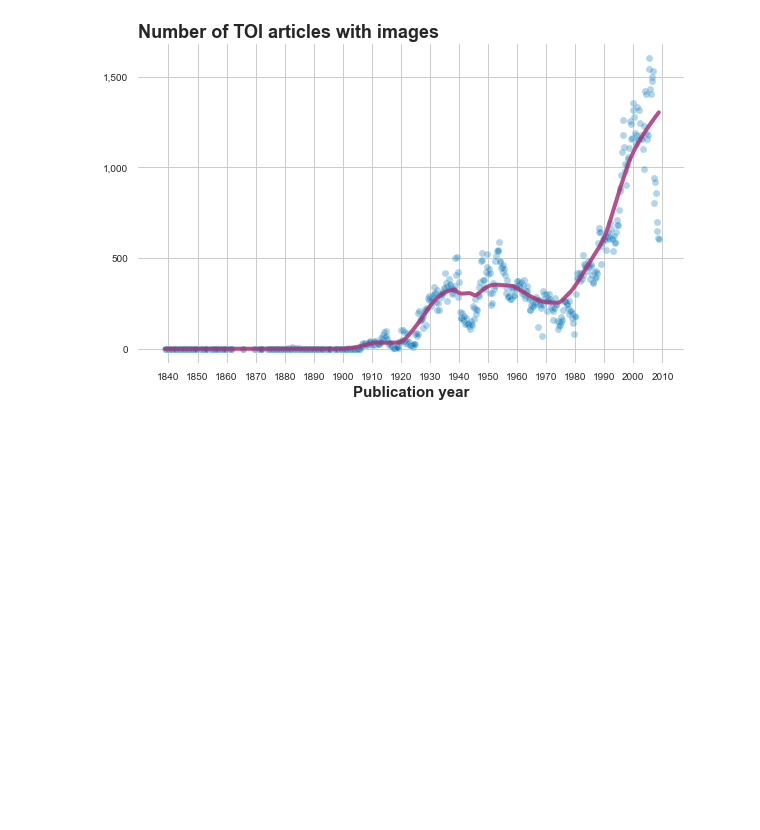
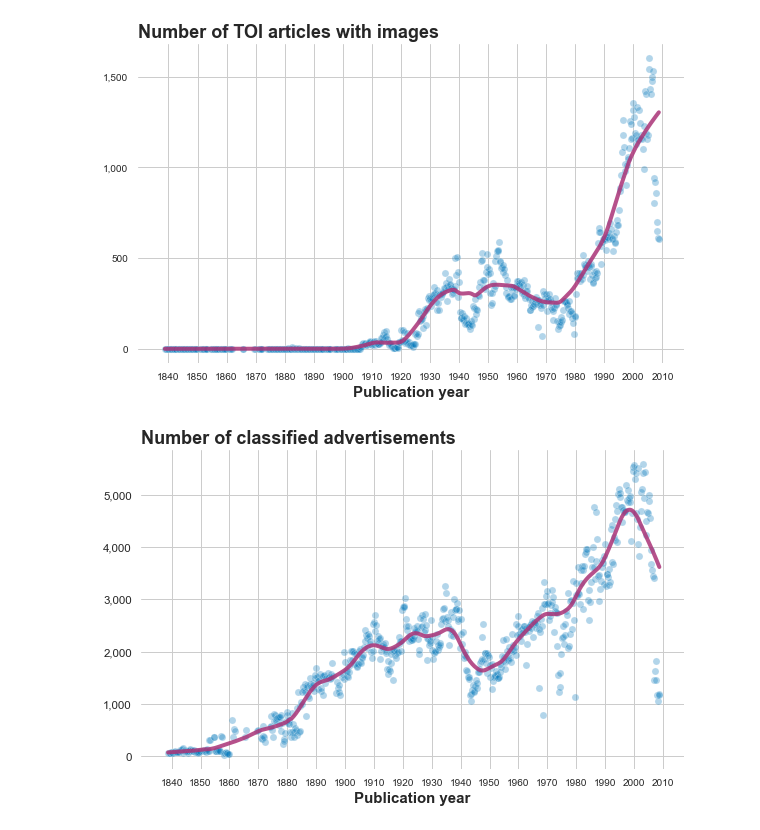
Before and after one commit to notnews/toi, a Jupyter notebook: scripts/editorialscommentaries_images_classified.ipynb, the cells around one changed output. Drawn from its saved outputs; the diff is of its cells as text; code cells hidden in the pictures; blank space fills up the shorter version.

```diff
--- a/scripts/editorialscommentaries_images.ipynb
+++ b/scripts/editorialscommentaries_images_classified.ipynb
@@ -62,3 +63,17 @@ ax.set_yticklabels([f'{tick:,.0f}' for tick in ax.get_yticks()])
 save_mpl_fig('../figures/images')
 # %% [output]
 [figure]
+# %%
+ax = plotline(x=df.index, y=df.c_ad,
+              bw=0.1,
+              xrange=range(5, len(df)+40, 40),
+              xticklabels=range(1840, 2015, 10),
+#               yrange=range(0,50000,10000),
+              markersize=50,
+              tickersize=10,
+              title='Number of classified advertisements',
+             )
+ax.set_yticklabels([f'{tick:,.0f}' for tick in ax.get_yticks()])
+save_mpl_fig('../figures/classified_ads')
+# %% [output]
+[figure, added]
```
Also changed, not shown: parts of 1 cell of this notebook, 5 other files.
